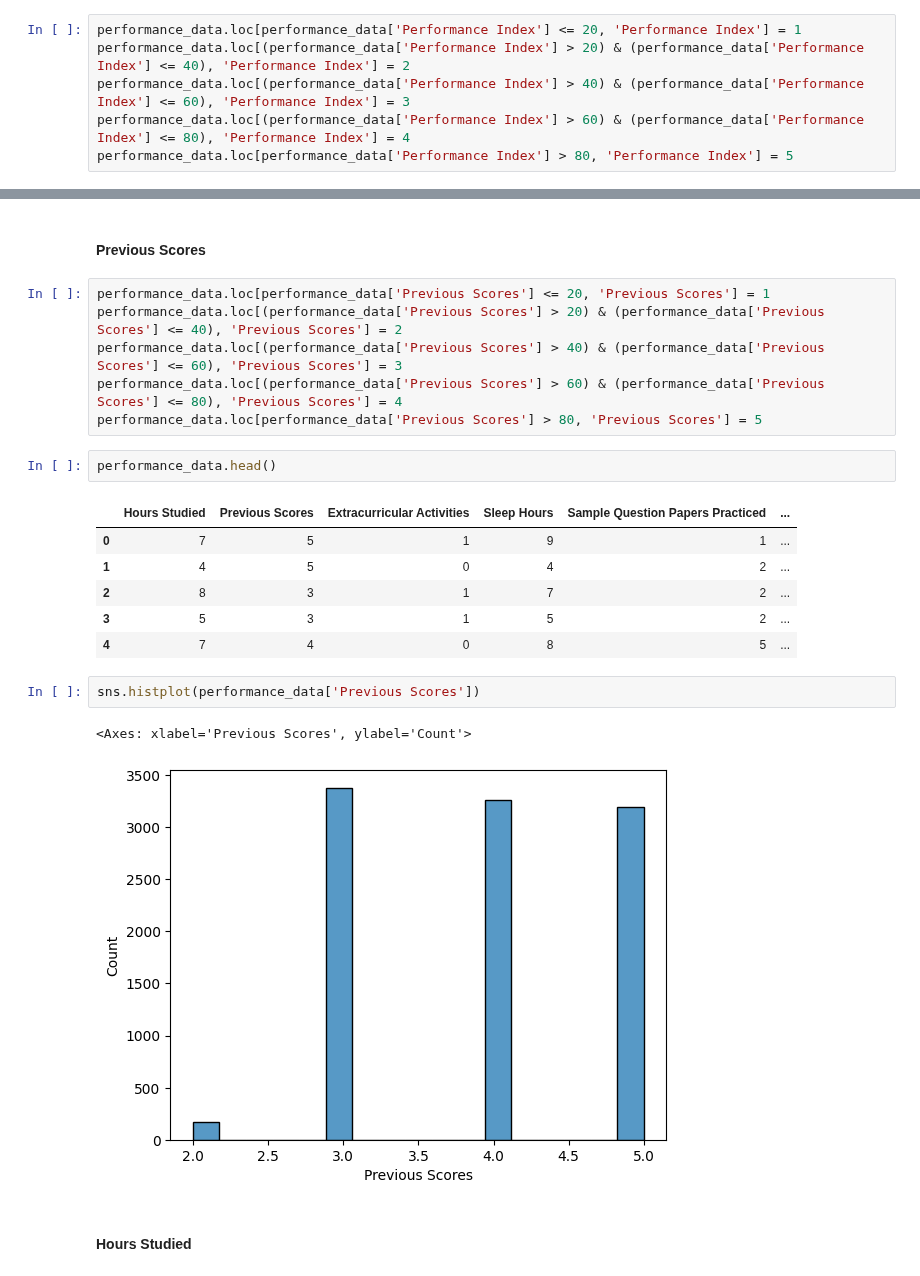
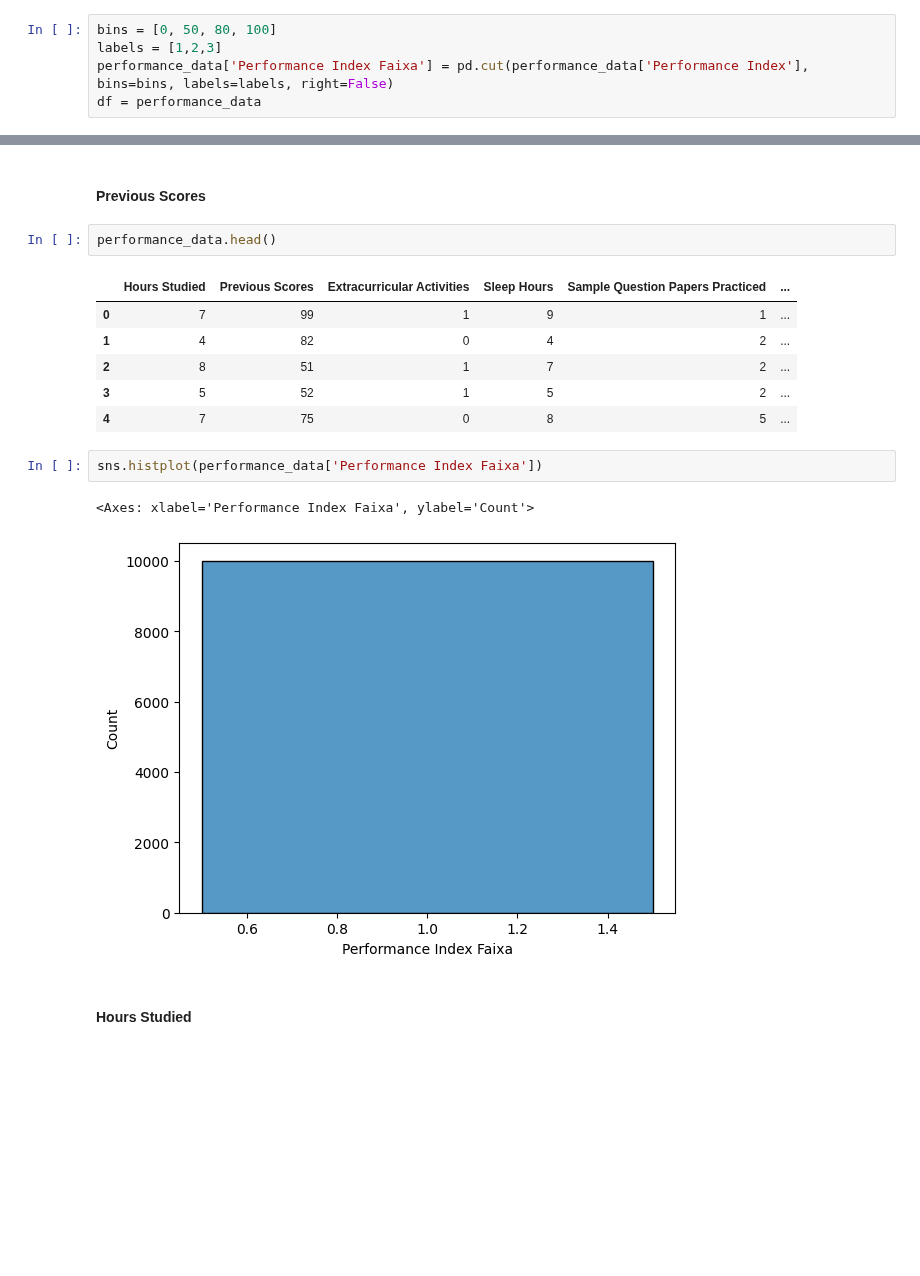
Before and after one commit to ICEI-PUC-Minas-PPL-CDIA/ppl-cd-pcd-sist-int-2024-1-sleepresearch-2024-1, a Jupyter notebook: src/Conversao_dados.ipynb, the cells around one changed output, grey strips where cells are left out. Saved outputs shown, nothing was run; the diff lists cells and outputs as text; blank space fills up the shorter version.

```diff
--- a/src/Conversao_dados.ipynb
+++ b/src/Conversao_dados.ipynb
@@ -208,9 +208,8 @@ performance_data.head()
 | 4 | 7 | 75 | 0 | 8 | 5 | ... |
 # %% [markdown]
 #### Performance Index
-# %%
-performance_data.loc[performance_data['Performance Index'] <= 20, 'Performance Index'] = 1
-performance_data.loc[(performance_data['Performance Index'] > 20) & (performance_data['Performance Index'] <= 40), 'Performance Index'] = 2
-performance_data.loc[(performance_data['Performance Index'] > 40) & (performance_data['Performance Index'] <= 60), 'Performance Index'] = 3
-performance_data.loc[(performance_data['Performance Index'] > 60) & (performance_data['Performance Index'] <= 80), 'Performance Index'] = 4
-performance_data.loc[performance_data['Performance Index'] > 80, 'Performance Index'] = 5
+# %%
+bins = [0, 50, 80, 100]
+labels = [1,2,3]
+performance_data['Performance Index Faixa'] = pd.cut(performance_data['Performance Index'], bins=bins, labels=labels, right=False)
+df = performance_data
@@ -243,25 +247,19 @@ performance_data.to_csv("..\\assets\\data\\performance_data_Index_convertido_por
 # %% [markdown]
 #### Previous Scores
-# %%
-performance_data.loc[performance_data['Previous Scores'] <= 20, 'Previous Scores'] = 1
-performance_data.loc[(performance_data['Previous Scores'] > 20) & (performance_data['Previous Scores'] <= 40), 'Previous Scores'] = 2
-performance_data.loc[(performance_data['Previous Scores'] > 40) & (performance_data['Previous Scores'] <= 60), 'Previous Scores'] = 3
-performance_data.loc[(performance_data['Previous Scores'] > 60) & (performance_data['Previous Scores'] <= 80), 'Previous Scores'] = 4
-performance_data.loc[performance_data['Previous Scores'] > 80, 'Previous Scores'] = 5
 # %%
 performance_data.head()
 # %% [output]
 |  | Hours Studied | Previous Scores | Extracurricular Activities | Sleep Hours | Sample Question Papers Practiced | ... |
-| 0 | 7 | 5 | 1 | 9 | 1 | ... |
-| 1 | 4 | 5 | 0 | 4 | 2 | ... |
-| 2 | 8 | 3 | 1 | 7 | 2 | ... |
-| 3 | 5 | 3 | 1 | 5 | 2 | ... |
-| 4 | 7 | 4 | 0 | 8 | 5 | ... |
+| 0 | 7 | 99 | 1 | 9 | 1 | ... |
+| 1 | 4 | 82 | 0 | 4 | 2 | ... |
+| 2 | 8 | 51 | 1 | 7 | 2 | ... |
+| 3 | 5 | 52 | 1 | 5 | 2 | ... |
+| 4 | 7 | 75 | 0 | 8 | 5 | ... |
 # %%
-sns.histplot(performance_data['Previous Scores'])
+sns.histplot(performance_data['Performance Index Faixa'])
 # %% [output]
-<Axes: xlabel='Previous Scores', ylabel='Count'>
+<Axes: xlabel='Performance Index Faixa', ylabel='Count'>
-[figure, old version]
+[figure, new version]
 # %% [markdown]
 #### Hours Studied
 # %%
```
Also changed, not shown: parts of 11 cells of this notebook, 4 other files.
